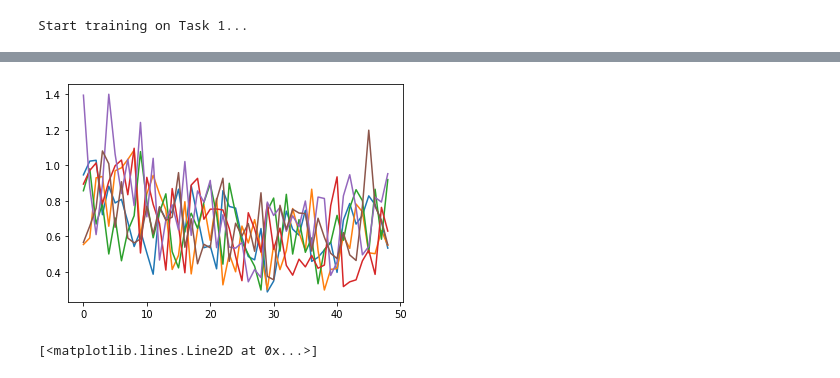
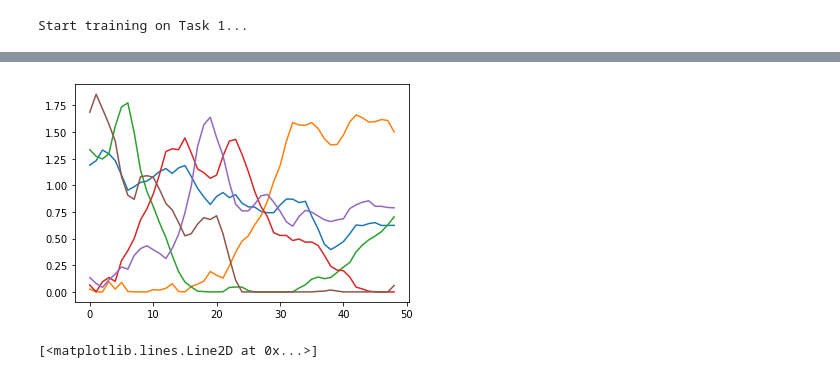
Before and after one commit to jonahpearl/face-rhythm, a Jupyter notebook: batchCP.ipynb, the cells around one changed output, grey strips where cells are left out. Drawn from its saved outputs; the diff is of its cells as text; code cells hidden in the pictures.

Commit message:
updates to batching and gradients

```diff
--- a/batchCP.ipynb
+++ b/batchCP.ipynb
@@ -108,7 +87,5 @@ class make_batchSlices_dataObj(Dataset):
 # %%
 ##Define Function and class to be used
-eps = 1.3e-7  # Slightly higher than min value of fp32
-prox_plus = nn.Threshold(0, eps) ## to make all output postive
 
 class NTF(nn.Module): ## Model
     def __init__(self, shapes, rank):
@@ -117,7 +94,7 @@ class NTF(nn.Module): ## Model
           setattr(self, 'factors{}'.format(i), nn.Parameter(torch.tensor(rng.random_sample((s, r)), dtype=torch.float32)))
         self.weights = nn.Parameter(torch.tensor(np.ones(rank), dtype=torch.float32), requires_grad=True)
 
-    def forward(self, idx):
+    def forward(self, idx, Y):
         # if 'batchSlices' then idx should be scalar
         # if 'batchFilaments' then idx should be 3-tuple or 3-value array
 #         tmp = [F.relu(self.factors3[idx]),
@@ -130,8 +107,13 @@ class NTF(nn.Module): ## Model
                self.factors4]
 
 #         reconstruction = prox_plus(tl.cp_tensor.cp_to_tensor((weights, tmp)))
-        reconstruction = F.relu(tl.cp_tensor.cp_to_tensor((self.weights, tmp)))
-        return reconstruction
+        reconstruction = F.relu(tl.cp_tensor.cp_to_tensor((self.weights.detach(), tmp)))
+        loss = tl.norm(reconstruction - Y, 2)
+        loss.backward()
+        reconstruction = F.relu(tl.cp_tensor.cp_to_tensor((self.weights, [x.detach() for x in tmp])))
+        loss = tl.norm(reconstruction - Y, 2)
+        loss.backward()
+        return reconstruction, loss
 
 
 class NonNegativeClipper(object):
@@ -183,33 +165,17 @@ clipper = NonNegativeClipper(frequency=1)
 for epoch in range(n_epoch):
 #     torch.cuda.empty_cache()
     for n_iter_batchSlices, (tensor_batchSlices, idx_batchSlices) in enumerate(dataloader_batchSlices):
+        tensor_batchSlices = tensor_batchSlices.to(device)
+        # tensor_batchSlices.requires_grad = True
         msk = np.isin(np.arange(inputTensor.shape[2]), idx_batchSlices)
         start = time.time()
         for rep in range(repeats):
-          ntf_obj.factors1.requires_grad = True
-          ntf_obj.factors2.requires_grad = True
-          ntf_obj.factors3.requires_grad = False
-          ntf_obj.factors4.requires_grad = True
-          optimizer.zero_grad() # need to clear the old gradients
-          Y_ = ntf_obj(idx_batchSlices)
-          loss = tl.norm((Y_ - tensor_batchSlices), 2)
-          loss.backward(retain_graph=True)
-          optimizer.step()
-
-          ntf_obj.factors1.requires_grad = False
-          ntf_obj.factors2.requires_grad = False
-          ntf_obj.factors3.requires_grad = True
-          ntf_obj.factors4.requires_grad = False
-
           _weights = ntf_obj.factors3.detach()
           optimizer.zero_grad() # need to clear the old gradients
-          Y_ = ntf_obj(idx_batchSlices)
-          loss = tl.norm((Y_ - tensor_batchSlices), 2)
-          loss.backward(retain_graph=True)
+          Y_, loss = ntf_obj(idx_batchSlices, tensor_batchSlices)
           optimizer.step()
           with torch.no_grad():
             ntf_obj.factors3[msk] = _weights[msk]
-
           if rep % clipper.frequency == 0:
               ntf_obj.apply(clipper)
 
@@ -226,4 +192,4 @@ Epoch 1 -- Time per iter: 2.423s -- loss: 12.040
-[figure, old version]
+[figure, new version]
 # %%
 plt.plot(loss_rolling)
 # %% [output]
```
Also changed, not shown: parts of 2 cells of this notebook.
